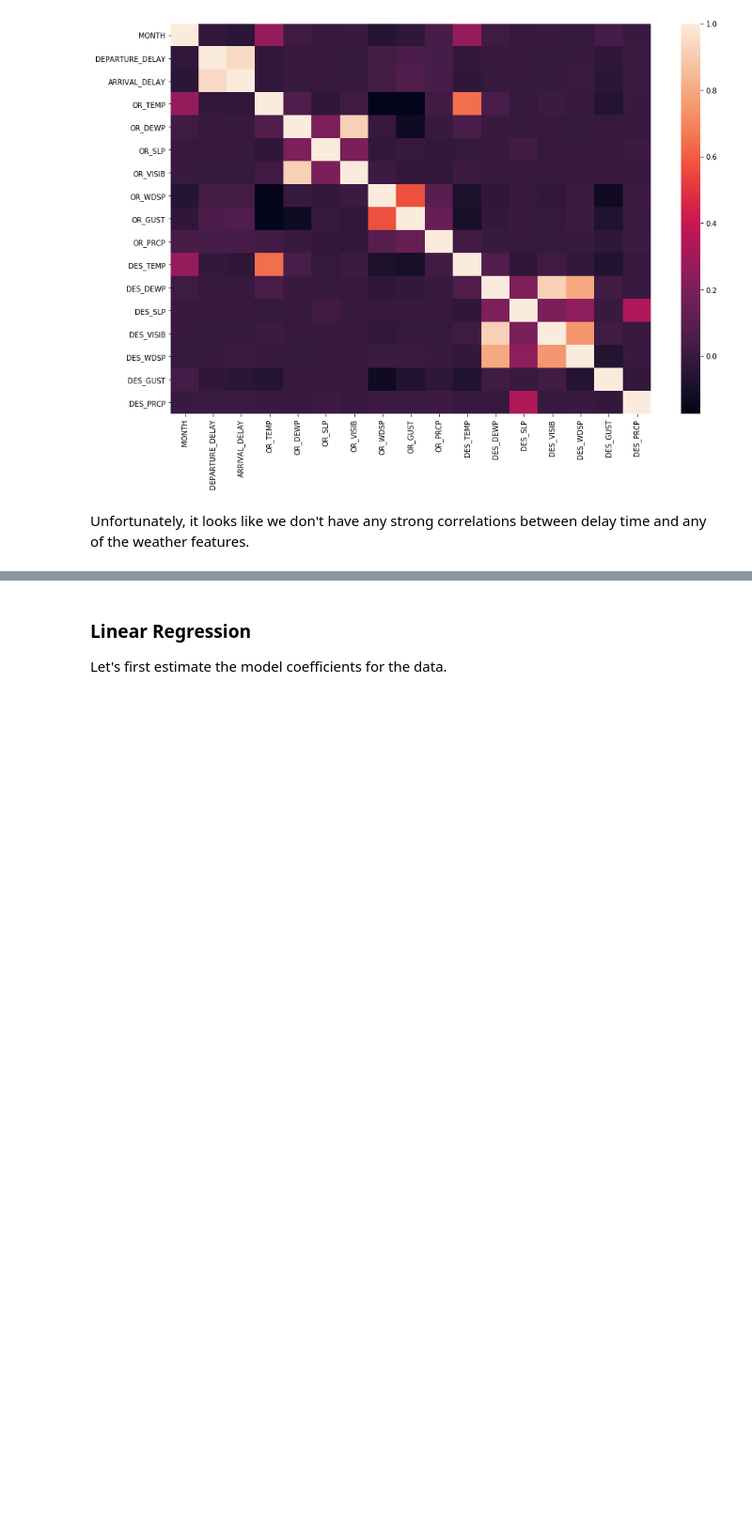
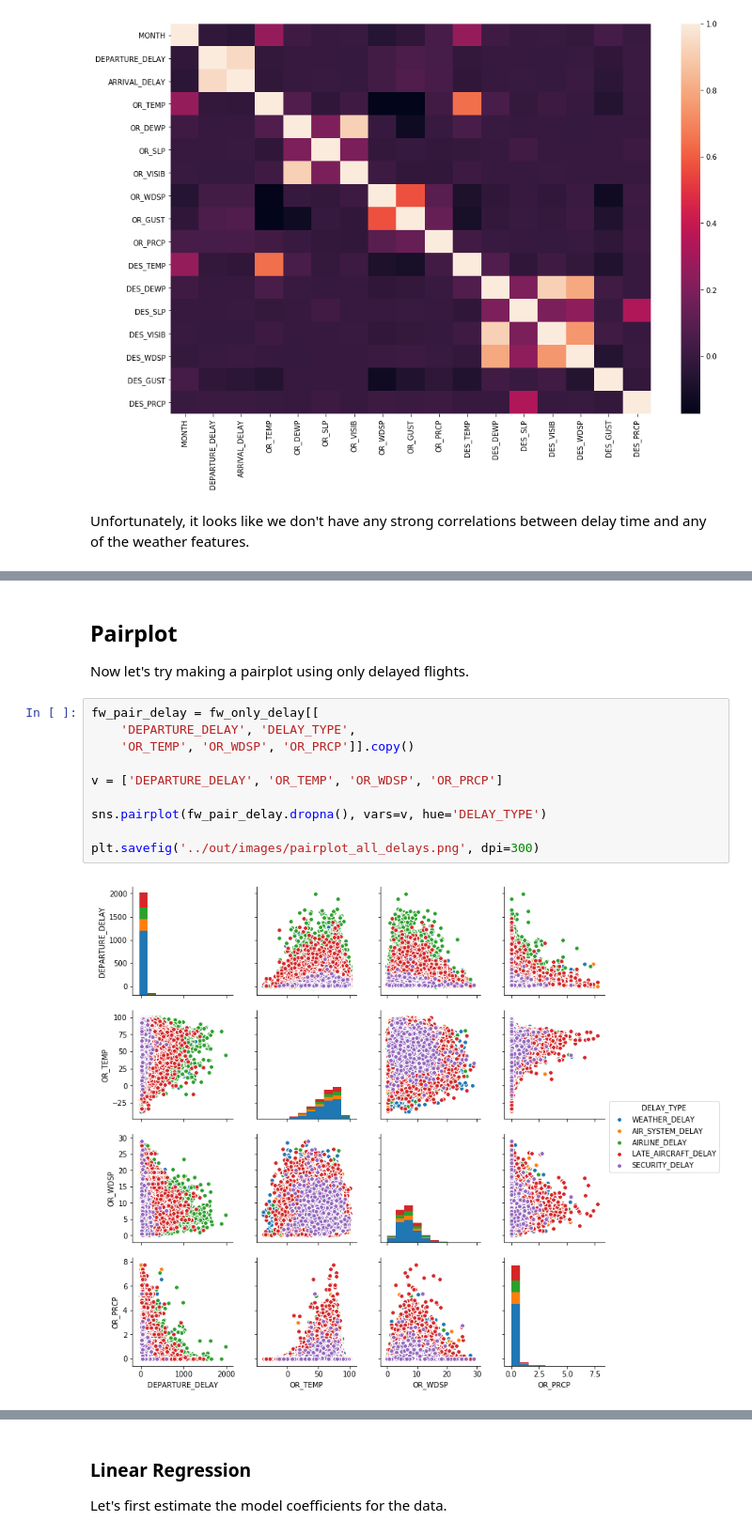
Before and after one commit to UNCG-CSE/Volag, a Jupyter notebook: src/alex_stats_analysis.ipynb, the cells around one changed output, grey strips where cells are left out. Shown at 94% size. Drawn from its saved outputs; the diff is of its cells as text; blank space fills up the shorter version.

```diff
--- a/src/alex_stats_analysis.ipynb
+++ b/src/alex_stats_analysis.ipynb
@@ -672,0 +764,16 @@ fw_corr
+# %% [markdown]
+## Pairplot
+
+Now let's try making a pairplot using only delayed flights.
+# %%
+fw_pair_delay = fw_only_delay[[
+    'DEPARTURE_DELAY', 'DELAY_TYPE',
+    'OR_TEMP', 'OR_WDSP', 'OR_PRCP']].copy()
+
+v = ['DEPARTURE_DELAY', 'OR_TEMP', 'OR_WDSP', 'OR_PRCP']
+
+sns.pairplot(fw_pair_delay.dropna(), vars=v, hue='DELAY_TYPE')
+
+plt.savefig('../out/images/pairplot_all_delays.png', dpi=300)
+# %% [output]
+[figure, added]
```
Also changed, not shown: parts of 16 cells of this notebook.
